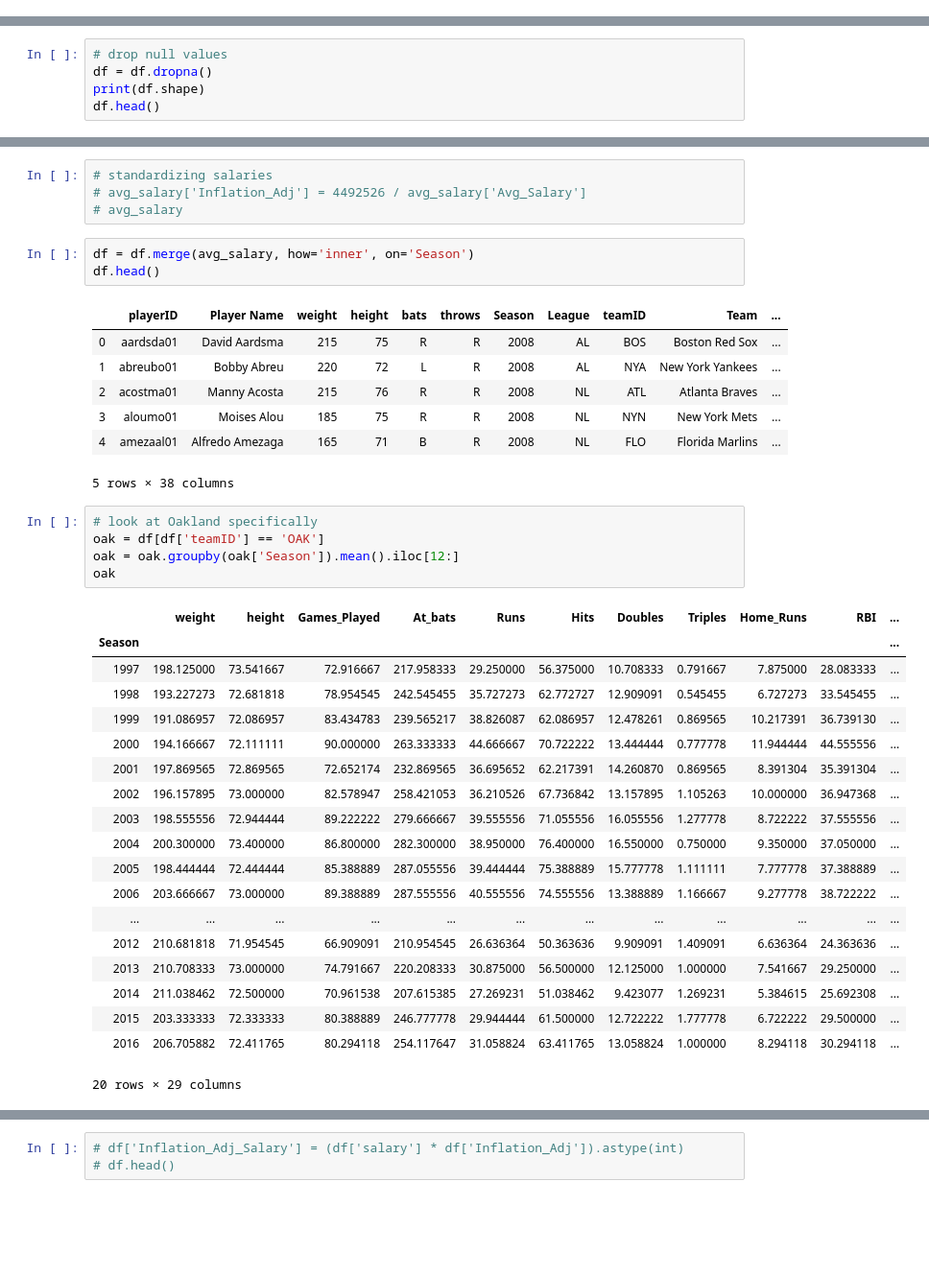
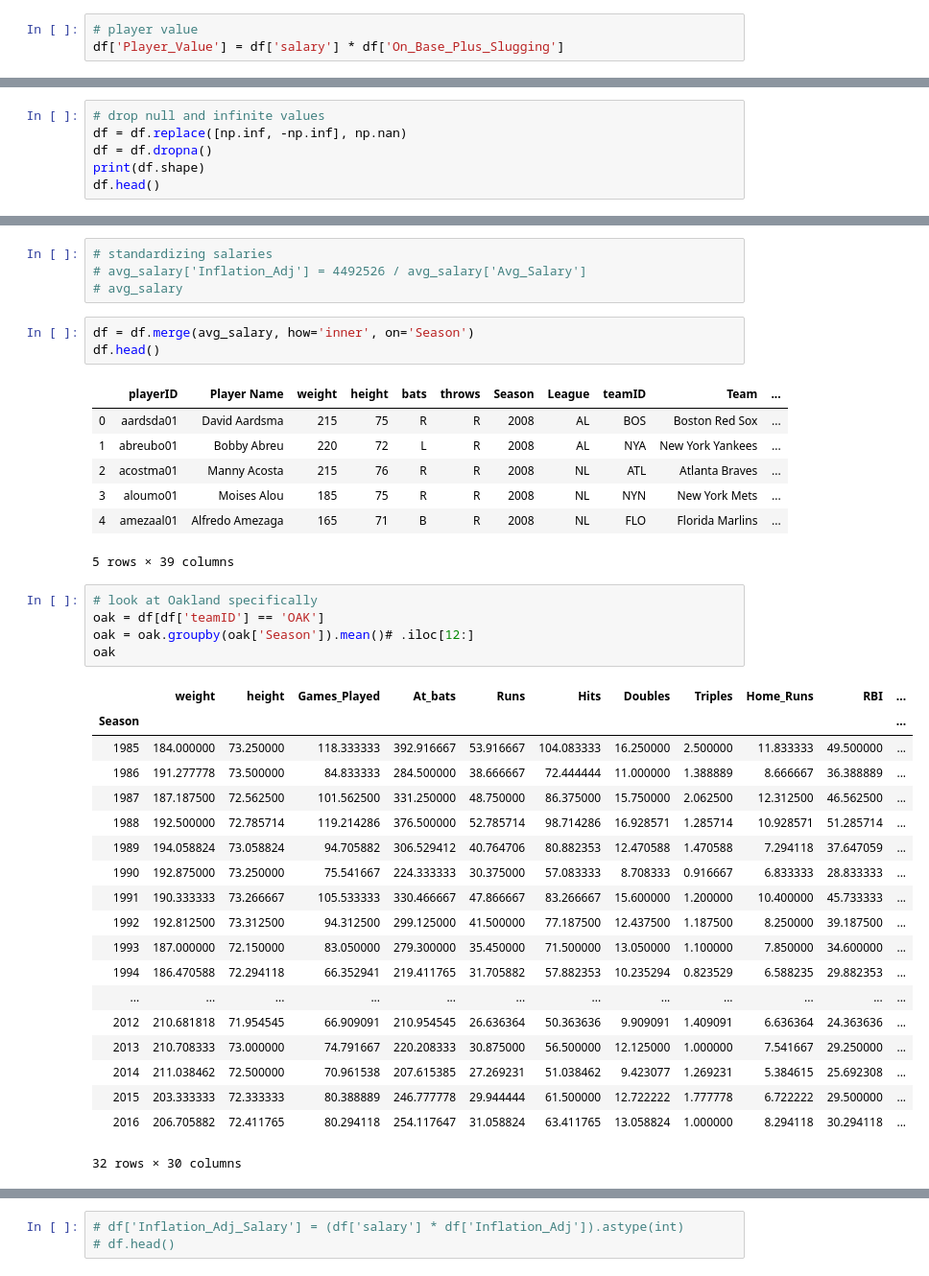
Before and after one commit to jbell1991/mlb-data, a Jupyter notebook: MLB Stats.ipynb, the cells around one changed output, grey strips where cells are left out. Shown at 96% size. Drawn from its saved outputs; the diff is of its cells as text; blank space fills up the shorter version.

```diff
--- a/MLB Stats.ipynb
+++ b/MLB Stats.ipynb
@@ -120,6 +134,9 @@ df['Strikeout_Percentage'] = df['Strikeouts'] / df['At_bats']
 # walk to strikeout ratio
 df['Walks_To_Strikeouts'] = df['Walk'] / df['Strikeouts']
 df['Walks_To_Strikeouts'] = df['Walks_To_Strikeouts'].replace([np.inf, -np.inf], 0)
+# %%
+# player value
+df['Player_Value'] = df['salary'] * df['On_Base_Plus_Slugging']
 # %%
 # any null values after feature engineering?
 df.isnull().sum()
@@ -156,5 +174,6 @@ df.head()
 # %%
-# drop null values
+# drop null and infinite values
+df = df.replace([np.inf, -np.inf], np.nan)
 df = df.dropna()
 print(df.shape)
 df.head()
@@ -281,32 +300,32 @@ df.head()
 | 2 | acostma01 | Manny Acosta | 215 | 76 | R | R | 2008 | NL | ATL | Atlanta Braves | ... |
 | 3 | aloumo01 | Moises Alou | 185 | 75 | R | R | 2008 | NL | NYN | New York Mets | ... |
 | 4 | amezaal01 | Alfredo Amezaga | 165 | 71 | B | R | 2008 | NL | FLO | Florida Marlins | ... |
-5 rows × 38 columns
+5 rows × 39 columns
 # %%
 # look at Oakland specifically
 oak = df[df['teamID'] == 'OAK']
-oak = oak.groupby(oak['Season']).mean().iloc[12:]
+oak = oak.groupby(oak['Season']).mean()# .iloc[12:]
 oak
 # %% [output]
 |  | weight | height | Games_Played | At_bats | Runs | Hits | Doubles | Triples | Home_Runs | RBI | ... |
 | Season |  |  |  |  |  |  |  |  |  |  | ... |
-| 1997 | 198.125000 | 73.541667 | 72.916667 | 217.958333 | 29.250000 | 56.375000 | 10.708333 | 0.791667 | 7.875000 | 28.083333 | ... |
-| 1998 | 193.227273 | 72.681818 | 78.954545 | 242.545455 | 35.727273 | 62.772727 | 12.909091 | 0.545455 | 6.727273 | 33.545455 | ... |
-| 1999 | 191.086957 | 72.086957 | 83.434783 | 239.565217 | 38.826087 | 62.086957 | 12.478261 | 0.869565 | 10.217391 | 36.739130 | ... |
-| 2000 | 194.166667 | 72.111111 | 90.000000 | 263.333333 | 44.666667 | 70.722222 | 13.444444 | 0.777778 | 11.944444 | 44.555556 | ... |
-| 2001 | 197.869565 | 72.869565 | 72.652174 | 232.869565 | 36.695652 | 62.217391 | 14.260870 | 0.869565 | 8.391304 | 35.391304 | ... |
-| 2002 | 196.157895 | 73.000000 | 82.578947 | 258.421053 | 36.210526 | 67.736842 | 13.157895 | 1.105263 | 10.000000 | 36.947368 | ... |
-| 2003 | 198.555556 | 72.944444 | 89.222222 | 279.666667 | 39.555556 | 71.055556 | 16.055556 | 1.277778 | 8.722222 | 37.555556 | ... |
-| 2004 | 200.300000 | 73.400000 | 86.800000 | 282.300000 | 38.950000 | 76.400000 | 16.550000 | 0.750000 | 9.350000 | 37.050000 | ... |
-| 2005 | 198.444444 | 72.444444 | 85.388889 | 287.055556 | 39.444444 | 75.388889 | 15.777778 | 1.111111 | 7.777778 | 37.388889 | ... |
-| 2006 | 203.666667 | 73.000000 | 89.388889 | 287.555556 | 40.555556 | 74.555556 | 13.388889 | 1.166667 | 9.277778 | 38.722222 | ... |
+| 1985 | 184.000000 | 73.250000 | 118.333333 | 392.916667 | 53.916667 | 104.083333 | 16.250000 | 2.500000 | 11.833333 | 49.500000 | ... |
+| 1986 | 191.277778 | 73.500000 | 84.833333 | 284.500000 | 38.666667 | 72.444444 | 11.000000 | 1.388889 | 8.666667 | 36.388889 | ... |
+| 1987 | 187.187500 | 72.562500 | 101.562500 | 331.250000 | 48.750000 | 86.375000 | 15.750000 | 2.062500 | 12.312500 | 46.562500 | ... |
+| 1988 | 192.500000 | 72.785714 | 119.214286 | 376.500000 | 52.785714 | 98.714286 | 16.928571 | 1.285714 | 10.928571 | 51.285714 | ... |
+| 1989 | 194.058824 | 73.058824 | 94.705882 | 306.529412 | 40.764706 | 80.882353 | 12.470588 | 1.470588 | 7.294118 | 37.647059 | ... |
+| 1990 | 192.875000 | 73.250000 | 75.541667 | 224.333333 | 30.375000 | 57.083333 | 8.708333 | 0.916667 | 6.833333 | 28.833333 | ... |
+| 1991 | 190.333333 | 73.266667 | 105.533333 | 330.466667 | 47.866667 | 83.266667 | 15.600000 | 1.200000 | 10.400000 | 45.733333 | ... |
+| 1992 | 192.812500 | 73.312500 | 94.312500 | 299.125000 | 41.500000 | 77.187500 | 12.437500 | 1.187500 | 8.250000 | 39.187500 | ... |
+| 1993 | 187.000000 | 72.150000 | 83.050000 | 279.300000 | 35.450000 | 71.500000 | 13.050000 | 1.100000 | 7.850000 | 34.600000 | ... |
+| 1994 | 186.470588 | 72.294118 | 66.352941 | 219.411765 | 31.705882 | 57.882353 | 10.235294 | 0.823529 | 6.588235 | 29.882353 | ... |
 | ... | ... | ... | ... | ... | ... | ... | ... | ... | ... | ... | ... |
 | 2012 | 210.681818 | 71.954545 | 66.909091 | 210.954545 | 26.636364 | 50.363636 | 9.909091 | 1.409091 | 6.636364 | 24.363636 | ... |
 | 2013 | 210.708333 | 73.000000 | 74.791667 | 220.208333 | 30.875000 | 56.500000 | 12.125000 | 1.000000 | 7.541667 | 29.250000 | ... |
 | 2014 | 211.038462 | 72.500000 | 70.961538 | 207.615385 | 27.269231 | 51.038462 | 9.423077 | 1.269231 | 5.384615 | 25.692308 | ... |
 | 2015 | 203.333333 | 72.333333 | 80.388889 | 246.777778 | 29.944444 | 61.500000 | 12.722222 | 1.777778 | 6.722222 | 29.500000 | ... |
 | 2016 | 206.705882 | 72.411765 | 80.294118 | 254.117647 | 31.058824 | 63.411765 | 13.058824 | 1.000000 | 8.294118 | 30.294118 | ... |
-20 rows × 29 columns
+32 rows × 30 columns
 # %%
 # look at rest of the league without Oakland in data
 rest_of_league = df[df['teamID'] != 'OAK']
```
Also changed, not shown: parts of 37 cells of this notebook.
